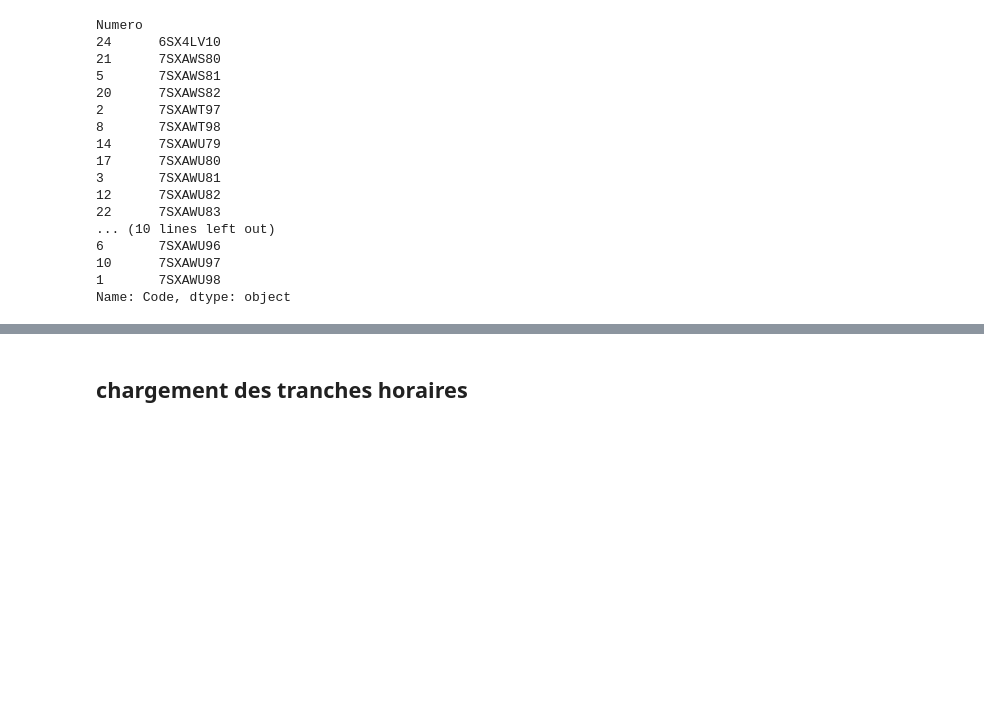
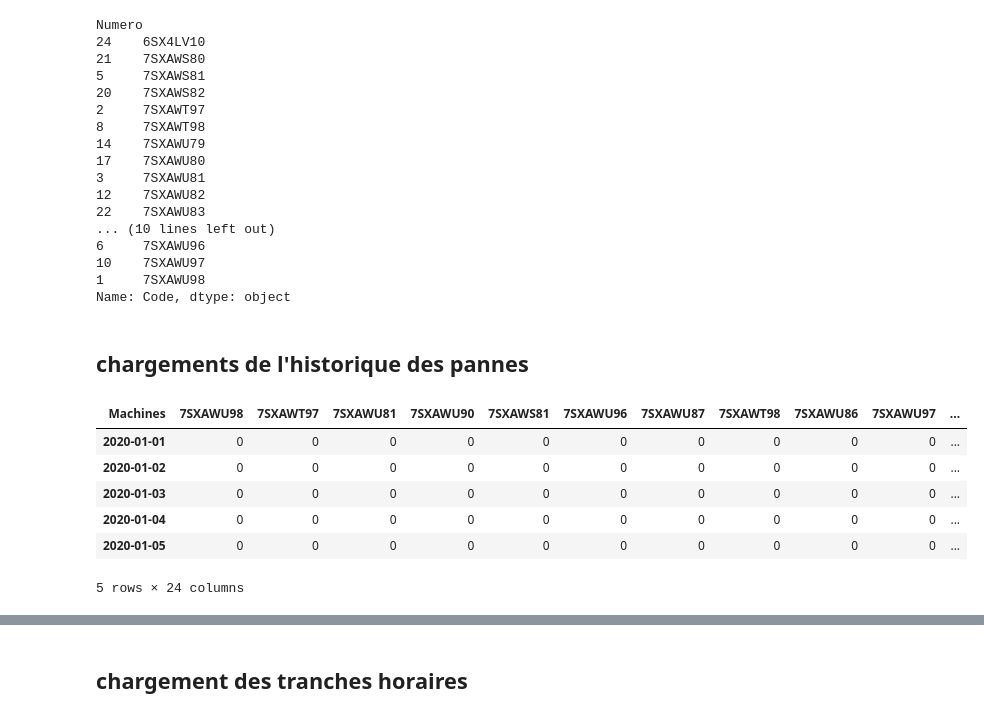
Before and after one commit to MalcomChumchouaPenda/rcemp-dial, a Jupyter notebook: notebooks/benchmarking_HGD.ipynb, the cells around one changed output, grey strips where cells are left out. Cells and saved outputs as stored; diff of their text form; code cells hidden in the pictures; blank space fills up the shorter version.

```diff
--- a/notebooks/benchmarking_HGD.ipynb
+++ b/notebooks/benchmarking_HGD.ipynb
@@ -94 +95,19 @@ Numero
 Name: Code, dtype: object
+# %% [markdown]
+## chargements de l'historique des pannes
+# %%
+datapath = os.path.join(benchmarkdir, 'donnees_pannes.csv')
+pannes = pd.read_csv(datapath, sep=';', index_col='Machines')
+pannes = pannes.transpose()
+pannes.index = pd.to_datetime(pannes.index, format='%d/%m/%Y')
+pannes.fillna(0, inplace=True)
+pannes = pannes.astype('Int64')
+pannes.head()
+# %% [output]
+| Machines | 7SXAWU98 | 7SXAWT97 | 7SXAWU81 | 7SXAWU90 | 7SXAWS81 | 7SXAWU96 | 7SXAWU87 | 7SXAWT98 | 7SXAWU86 | 7SXAWU97 | ... |
+| 2020-01-01 | 0 | 0 | 0 | 0 | 0 | 0 | 0 | 0 | 0 | 0 | ... |
+| 2020-01-02 | 0 | 0 | 0 | 0 | 0 | 0 | 0 | 0 | 0 | 0 | ... |
+| 2020-01-03 | 0 | 0 | 0 | 0 | 0 | 0 | 0 | 0 | 0 | 0 | ... |
+| 2020-01-04 | 0 | 0 | 0 | 0 | 0 | 0 | 0 | 0 | 0 | 0 | ... |
+| 2020-01-05 | 0 | 0 | 0 | 0 | 0 | 0 | 0 | 0 | 0 | 0 | ... |
+5 rows × 24 columns
```
Also changed, not shown: parts of 76 cells of this notebook, 13 other files.
